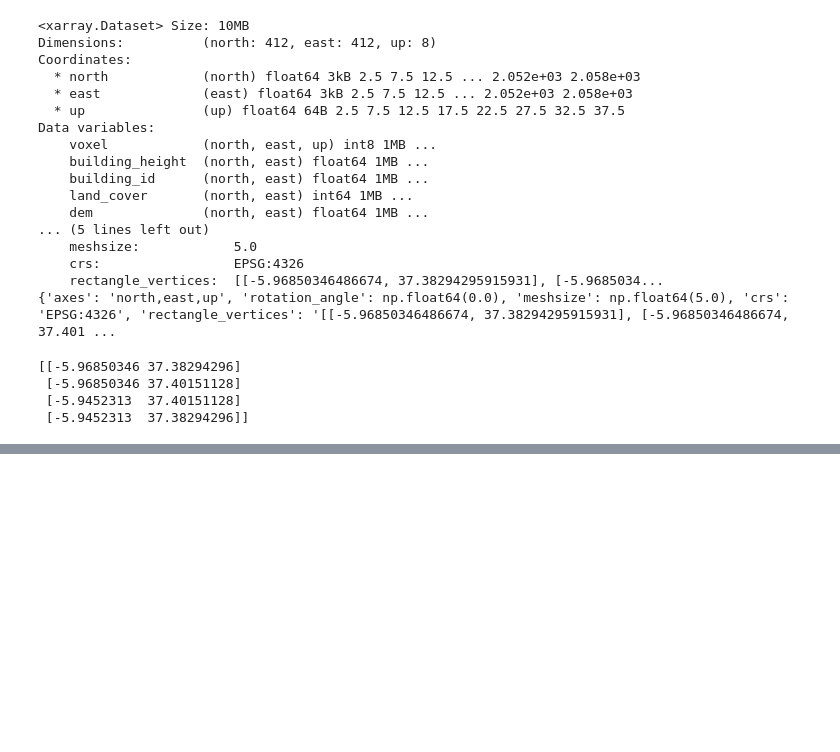
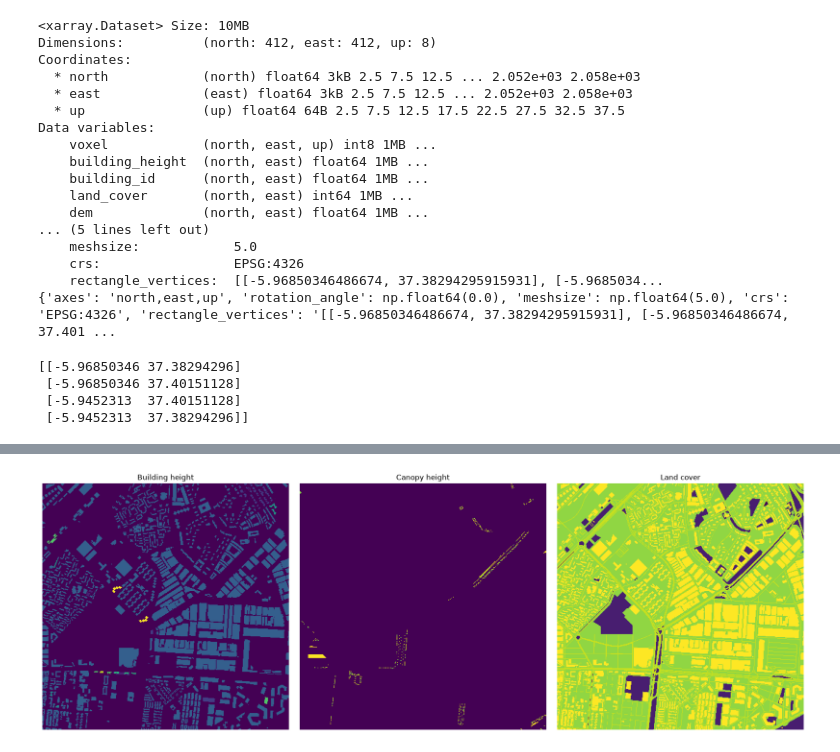
Before and after one commit to Nmodjrian/heat-conditioned-accessibility, a Jupyter notebook: notebooks/02_urban_form_inputs.ipynb, the cells around one changed output, grey strips where cells are left out. Drawn from its saved outputs; the diff is of its cells as text; code cells hidden in the pictures; blank space fills up the shorter version.

Commit message:
sevilla visualisation

```diff
--- a/notebooks/02_urban_form_inputs.ipynb
+++ b/notebooks/02_urban_form_inputs.ipynb
@@ -456,3 +451,22 @@ trees.to_file(
 # %%
 with open(DATA_INTERIM / "sevilla_voxcity_metadata.json", "w") as f:
     json.dump(metadata, f, indent=2)
+# %%
+fig, axes = plt.subplots(1, 3, figsize=(18, 6))
+
+axes[0].imshow(ds["building_height"], origin="lower")
+axes[0].set_title("Building height")
+
+axes[1].imshow(ds["canopy_top"], origin="lower")
+axes[1].set_title("Canopy height")
+
+axes[2].imshow(ds["land_cover"], origin="lower")
+axes[2].set_title("Land cover")
+
+for ax in axes:
+    ax.set_axis_off()
+
+plt.tight_layout()
+plt.show()
+# %% [output]
+[figure, added]
```
Also changed, not shown: parts of 3 cells of this notebook.
